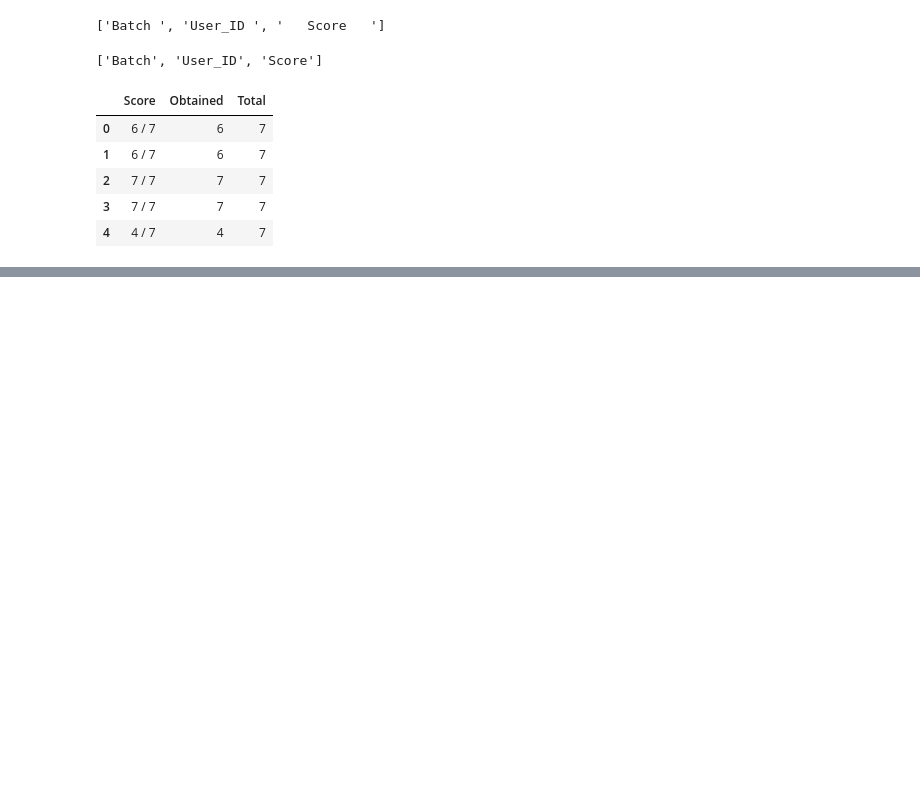
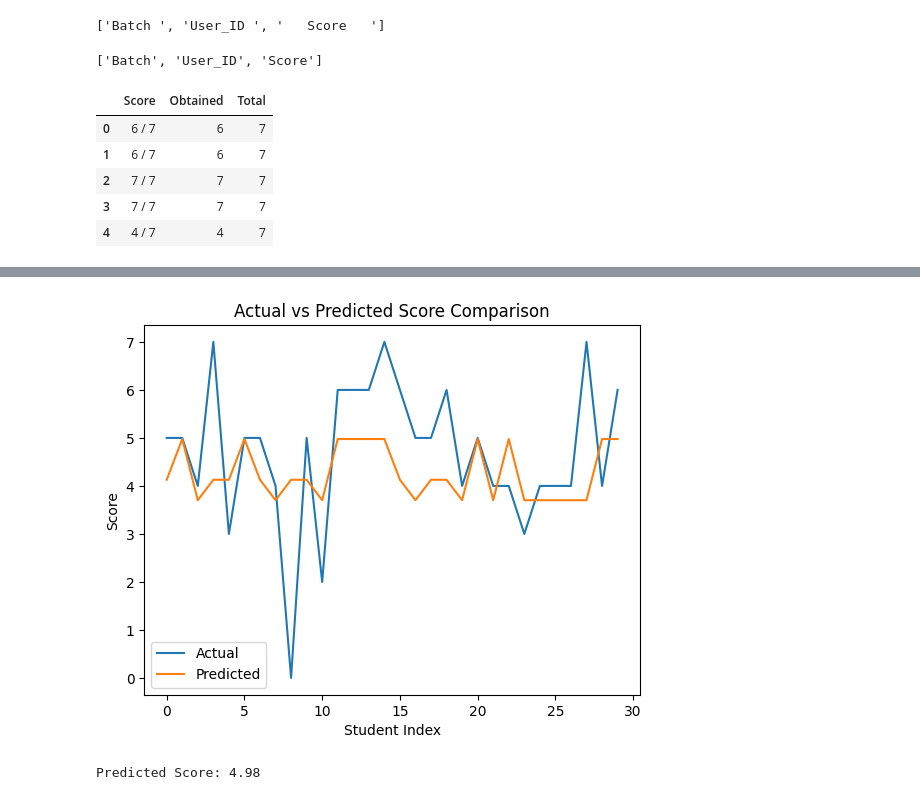
Before and after one commit to gokulraj-5/ML_Prediction, a Jupyter notebook: Score_Data.ipynb, the cells around one changed output, grey strips where cells are left out. Drawn from its saved outputs; the diff is of its cells as text; code cells hidden in the pictures; blank space fills up the shorter version.

Commit message:
Modified Source_Data.ipynb file

```diff
--- a/Score_Data.ipynb
+++ b/Score_Data.ipynb
@@ -51,0 +145,24 @@ df[['Score', 'Obtained', 'Total']].head()
+# %%
+plt.figure()
+plt.plot(y_test.values, label="Actual")
+plt.plot(y_pred, label="Predicted")
+plt.xlabel("Student Index")
+plt.ylabel("Score")
+plt.title("Actual vs Predicted Score Comparison")
+plt.legend()
+plt.show()
+# %% [output]
+[figure, added]
+# %%
+new_student = pd.DataFrame({'Batch': ['AI_ELITE_7']})
+new_student_encoded = pd.get_dummies(new_student)
+
+new_student_encoded = new_student_encoded.reindex(
+    columns=X_encoded.columns,
+    fill_value=0
+)
+
+predicted_score = model.predict(new_student_encoded)
+print("Predicted Score:", round(predicted_score[0], 2))
+# %% [output]
+Predicted Score: 4.98
```
Also changed, not shown: parts of 12 cells of this notebook.
